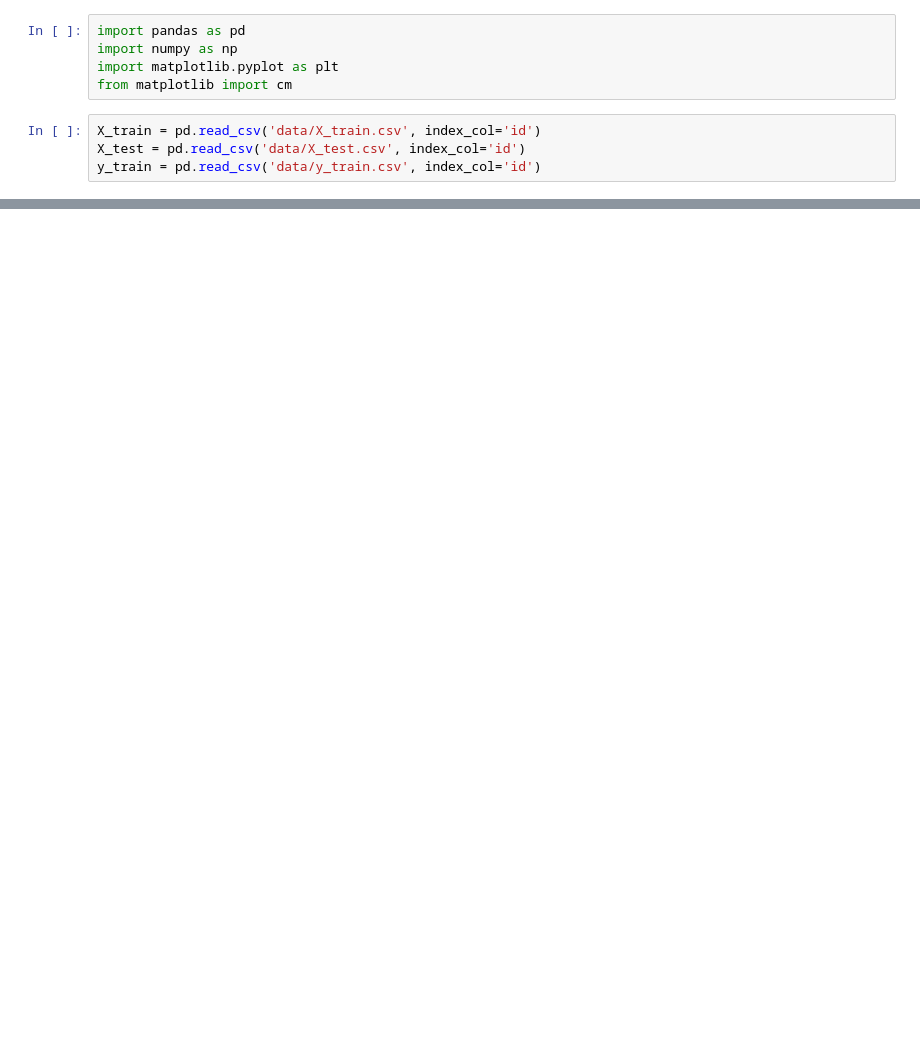
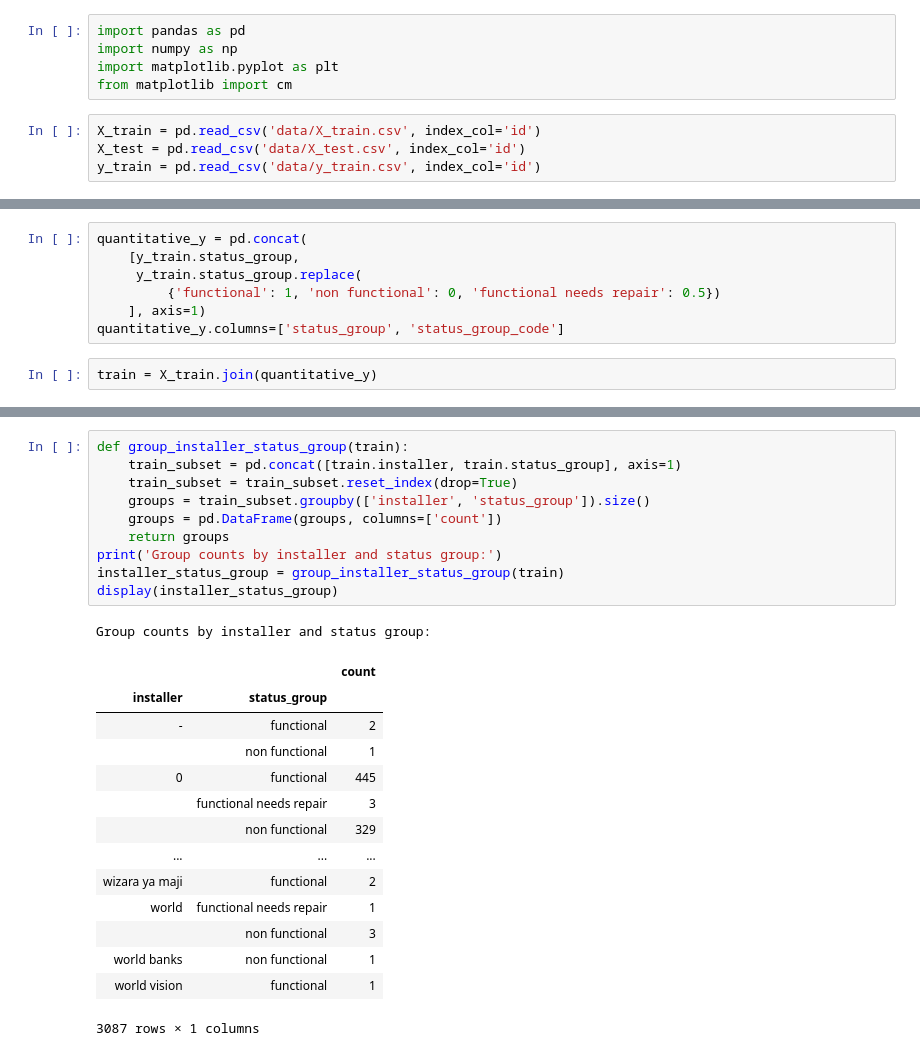
Before and after one commit to fleadsom/pumpItUp, a Jupyter notebook: pumpItUp_exploration.ipynb, the cells around one changed output, grey strips where cells are left out. Saved outputs shown, nothing was run; the diff lists cells and outputs as text; blank space fills up the shorter version.

Commit message:
encoded values, need to fit to dtree

```diff
--- a/pumpItUp_exploration.ipynb
+++ b/pumpItUp_exploration.ipynb
@@ -26,0 +10,9 @@ display(X_train)
+# %%
+quantitative_y = pd.concat(
+    [y_train.status_group,
+     y_train.status_group.replace(
+         {'functional': 1, 'non functional': 0, 'functional needs repair': 0.5})
+    ], axis=1)
+quantitative_y.columns=['status_group', 'status_group_code']
+# %%
+train = X_train.join(quantitative_y)
@@ -27 +48,27 @@ display(X_train)
+# %%
+def group_installer_status_group(train):
+    train_subset = pd.concat([train.installer, train.status_group], axis=1)
+    train_subset = train_subset.reset_index(drop=True)
+    groups = train_subset.groupby(['installer', 'status_group']).size()
+    groups = pd.DataFrame(groups, columns=['count'])
+    return groups
+print('Group counts by installer and status group:')
+installer_status_group = group_installer_status_group(train)
+display(installer_status_group)
+# %% [output]
+Group counts by installer and status group:
+|  |  | count |
+| installer | status_group |  |
+| - | functional | 2 |
+|  | non functional | 1 |
+| 0 | functional | 445 |
+|  | functional needs repair | 3 |
+|  | non functional | 329 |
+| ... | ... | ... |
+| wizara ya maji | functional | 2 |
+| world | functional needs repair | 1 |
+|  | non functional | 3 |
+| world banks | non functional | 1 |
+| world vision | functional | 1 |
+3087 rows × 1 columns
 # %%
```
Also changed, not shown: parts of 15 cells of this notebook.
